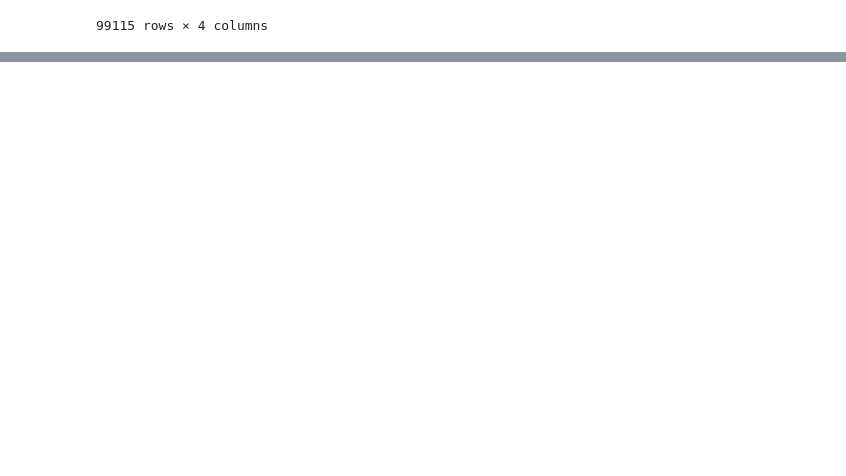
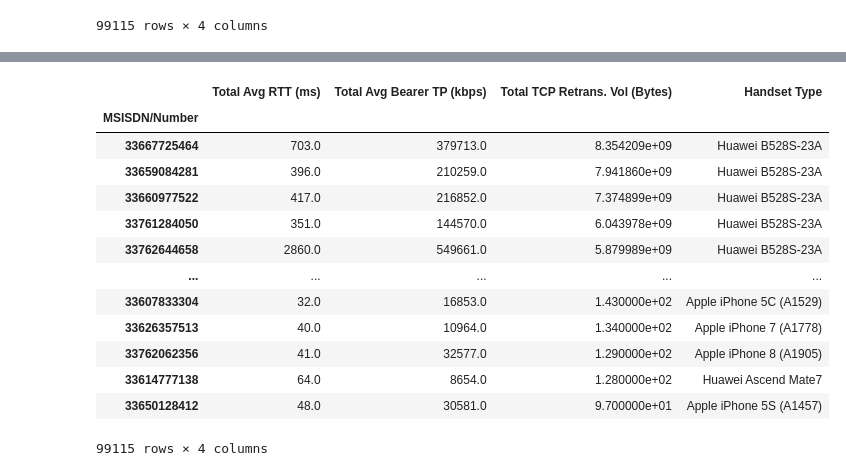
Before and after one commit to zelalemshiferaw/Telecommunication-Data-Analysis, a Jupyter notebook: notebooks/User Experience Analysis.ipynb, the cells around one changed output, grey strips where cells are left out. Cells and saved outputs as stored; diff of their text form; code cells hidden in the pictures; blank space fills up the shorter version.

```diff
--- a/notebooks/User Experience Analysis.ipynb
+++ b/notebooks/User Experience Analysis.ipynb
@@ -105,0 +191,18 @@ tellco_exprience_df1
+# %%
+tcp_retransmitted = telecom_exprience_df.sort_values('Total TCP Retrans. Vol (Bytes)', ascending=False)
+tcp_retransmitted
+# %% [output]
+|  | Total Avg RTT (ms) | Total Avg Bearer TP (kbps) | Total TCP Retrans. Vol (Bytes) | Handset Type |
+| MSISDN/Number |  |  |  |  |
+| 33667725464 | 703.0 | 379713.0 | 8.354209e+09 | Huawei B528S-23A |
+| 33659084281 | 396.0 | 210259.0 | 7.941860e+09 | Huawei B528S-23A |
+| 33660977522 | 417.0 | 216852.0 | 7.374899e+09 | Huawei B528S-23A |
+| 33761284050 | 351.0 | 144570.0 | 6.043978e+09 | Huawei B528S-23A |
+| 33762644658 | 2860.0 | 549661.0 | 5.879989e+09 | Huawei B528S-23A |
+| ... | ... | ... | ... | ... |
+| 33607833304 | 32.0 | 16853.0 | 1.430000e+02 | Apple iPhone 5C (A1529) |
+| 33626357513 | 40.0 | 10964.0 | 1.340000e+02 | Apple iPhone 7 (A1778) |
+| 33762062356 | 41.0 | 32577.0 | 1.290000e+02 | Apple iPhone 8 (A1905) |
+| 33614777138 | 64.0 | 8654.0 | 1.280000e+02 | Huawei Ascend Mate7 |
+| 33650128412 | 48.0 | 30581.0 | 9.700000e+01 | Apple iPhone 5S (A1457) |
+99115 rows × 4 columns
```
Also changed, not shown: parts of 13 cells of this notebook.
